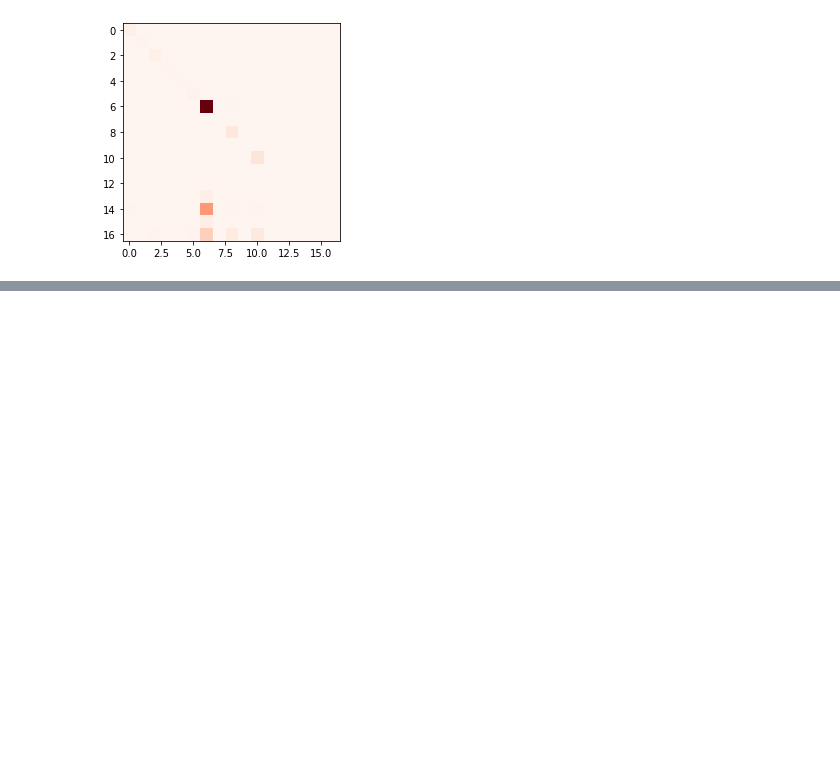
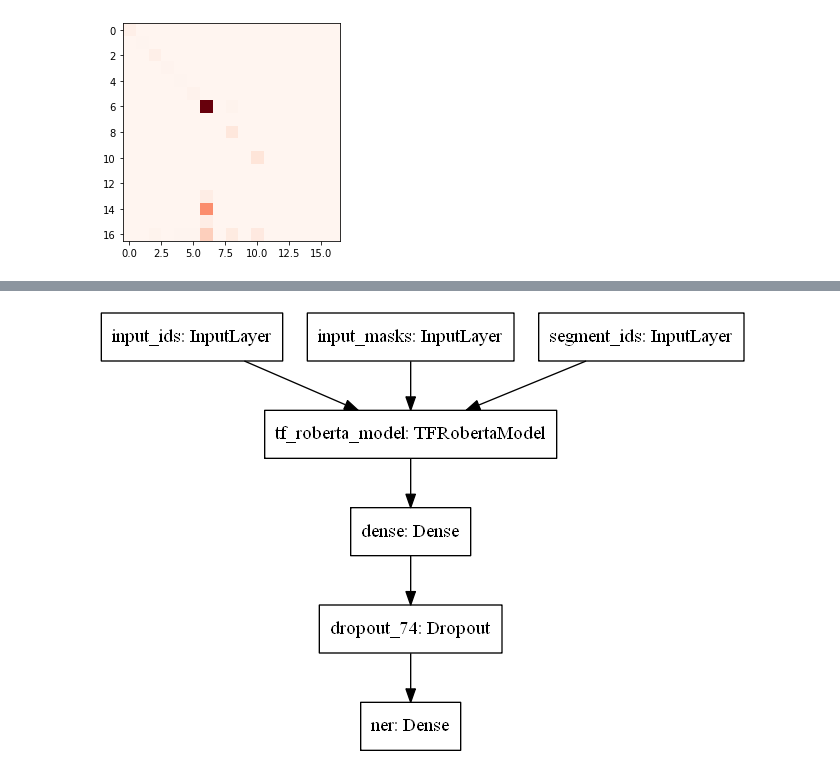
Before and after one commit to pnarsina/w266_final, a Jupyter notebook: NER_RE_BERT_Pnar.ipynb, the cells around one changed output, grey strips where cells are left out. Drawn from its saved outputs; the diff is of its cells as text; code cells hidden in the pictures; blank space fills up the shorter version.

Commit message:
added code for ROBERTa"

```diff
--- a/NER_RE_BERT_Pnar.ipynb
+++ b/NER_RE_BERT_Pnar.ipynb
@@ -623,6 +623,3 @@ def ner_model(max_input_length, train_layers, optimizer, numclasses):
     model.summary()
 
     return model
-# %%
-
-bert_layer = TFBertModel.from_pretrained('bert-base-cased')
@@ -779,0 +870,5 @@ plt.imshow(cm, cmap='Reds')
+# %%
+numclasses = 17
+model_Roberta = ner_model_ROBERTa(max_length + 1, train_layers=-1, optimizer = adam_customized, numclasses = numclasses)
+
+model_Roberta.summary()
@@ -779,0 +898,5 @@ plt.imshow(cm, cmap='Reds')
+# %%
+from keras.utils.vis_utils import plot_model
+plot_model(model_Roberta, to_file='model_r.png')
+# %% [output]
+[figure, added]
```
Also changed, not shown: parts of 21 cells of this notebook.
